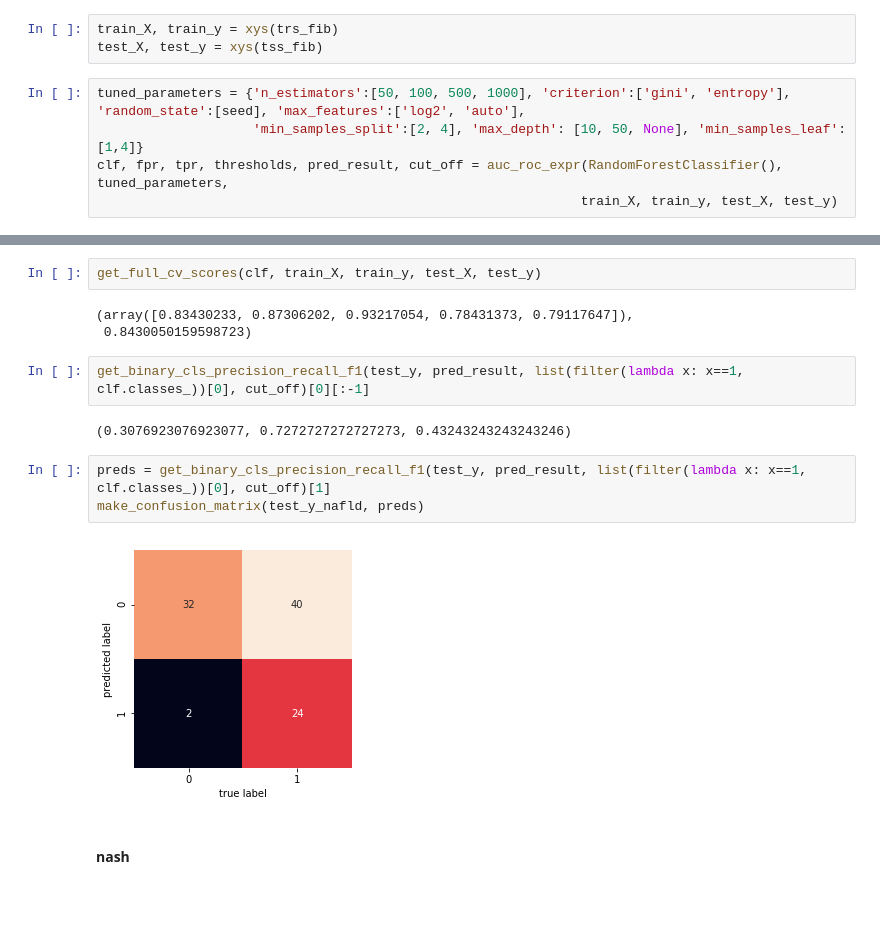
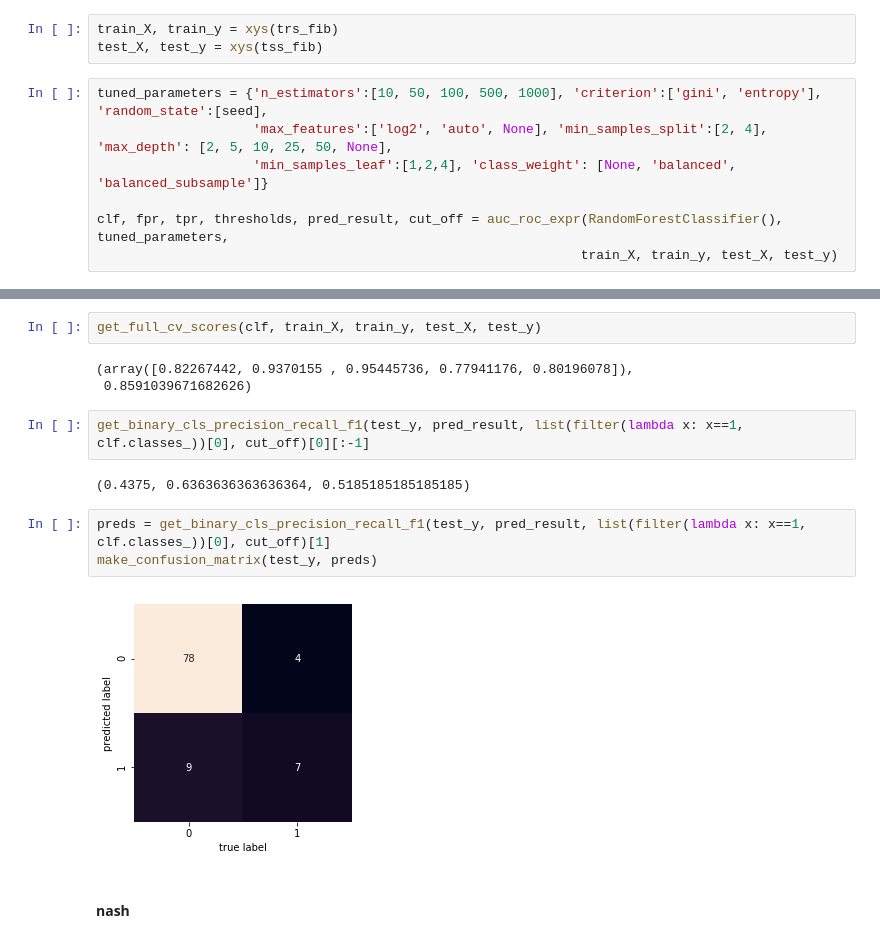
Before and after one commit to mayinghan/NAFLD, a Jupyter notebook: data_analysis.ipynb, the cells around one changed output, grey strips where cells are left out. Drawn from its saved outputs; the diff is of its cells as text; blank space fills up the shorter version.

```diff
--- a/data_analysis.ipynb
+++ b/data_analysis.ipynb
@@ -425,8 +570,10 @@ make_confusion_matrix(test_y_nafld, preds)
 train_X, train_y = xys(trs_fib)
 test_X, test_y = xys(tss_fib)
 # %%
-tuned_parameters = {'n_estimators':[50, 100, 500, 1000], 'criterion':['gini', 'entropy'], 'random_state':[seed], 'max_features':['log2', 'auto'],
-                    'min_samples_split':[2, 4], 'max_depth': [10, 50, None], 'min_samples_leaf':[1,4]}
+tuned_parameters = {'n_estimators':[10, 50, 100, 500, 1000], 'criterion':['gini', 'entropy'], 'random_state':[seed],
+                    'max_features':['log2', 'auto', None], 'min_samples_split':[2, 4], 'max_depth': [2, 5, 10, 25, 50, None],
+                    'min_samples_leaf':[1,2,4], 'class_weight': [None, 'balanced', 'balanced_subsample']}
+
 clf, fpr, tpr, thresholds, pred_result, cut_off = auc_roc_expr(RandomForestClassifier(), tuned_parameters,
                                                               train_X, train_y, test_X, test_y)
 # %% [output]
@@ -449,17 +610,17 @@ AUC_ROC_score:  0.7638453500522466  cutoff:  0.10133333333333333
 # %%
 get_full_cv_scores(clf, train_X, train_y, test_X, test_y)
 # %% [output]
-(array([0.83430233, 0.87306202, 0.93217054, 0.78431373, 0.79117647]),
- 0.8430050159598723)
+(array([0.82267442, 0.9370155 , 0.95445736, 0.77941176, 0.80196078]),
+ 0.8591039671682626)
 # %%
 get_binary_cls_precision_recall_f1(test_y, pred_result, list(filter(lambda x: x==1, clf.classes_))[0], cut_off)[0][:-1]
 # %% [output]
-(0.3076923076923077, 0.7272727272727273, 0.43243243243243246)
+(0.4375, 0.6363636363636364, 0.5185185185185185)
 # %%
 preds = get_binary_cls_precision_recall_f1(test_y, pred_result, list(filter(lambda x: x==1, clf.classes_))[0], cut_off)[1]
-make_confusion_matrix(test_y_nafld, preds)
+make_confusion_matrix(test_y, preds)
 # %% [output]
-[figure, old version]
+[figure, new version]
 # %% [markdown]
 #### nash
 # %%
```
Also changed, not shown: parts of 36 cells of this notebook.
